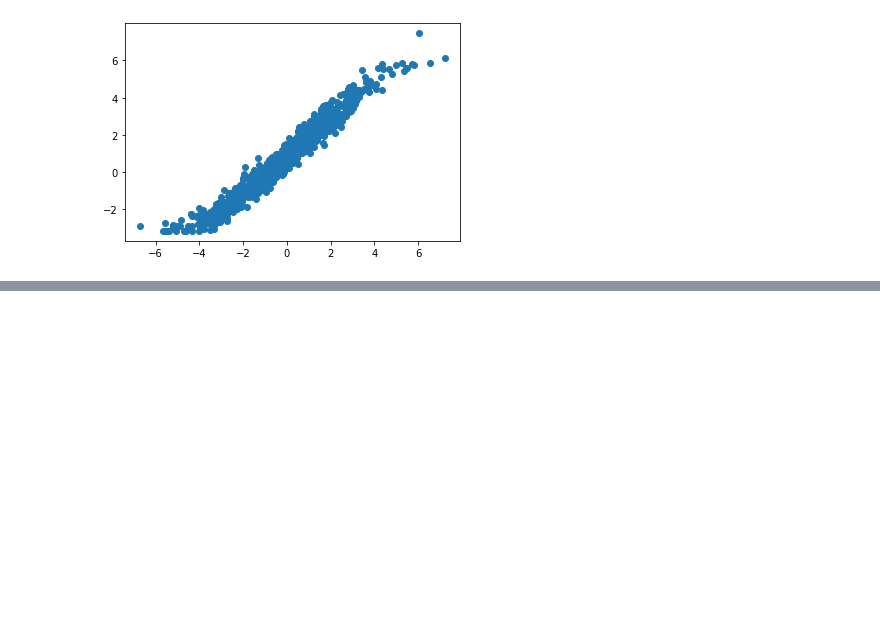
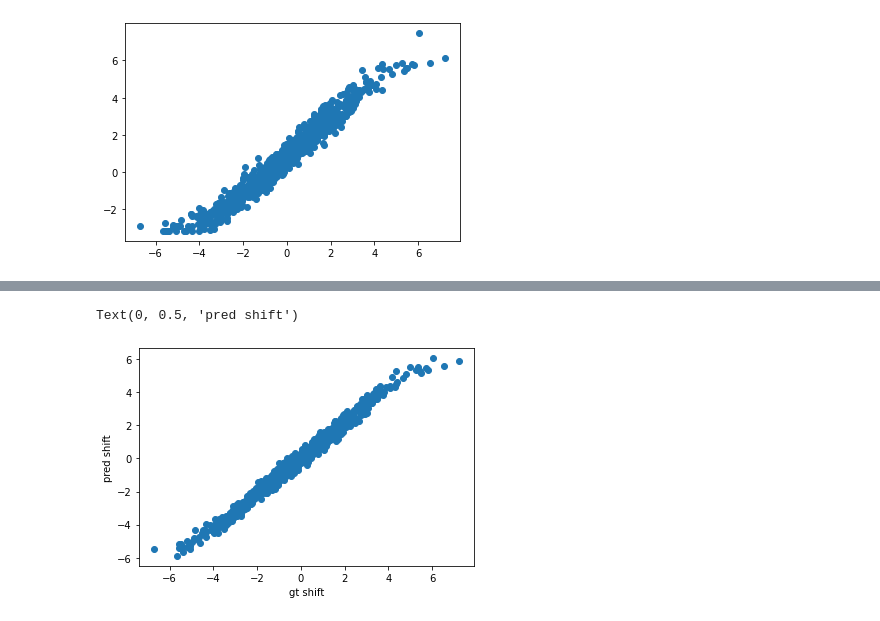
Before and after one commit to geoffwoollard/prob_prog, a Jupyter notebook: project/pyro_1D_shift_amortized.ipynb, the cells around one changed output, grey strips where cells are left out. Cells and saved outputs as stored; diff of their text form; code cells hidden in the pictures; blank space fills up the shorter version.

```diff
--- a/project/pyro_1D_shift_amortized.ipynb
+++ b/project/pyro_1D_shift_amortized.ipynb
@@ -136,0 +195,14 @@ plt.scatter(y=amortized_loc_predictions,x=shifts_gt)
+# %%
+amortized_loc_predictions = []
+amortized_scale_predictions = []
+for pair in data:
+  amortized_loc, amortized_log_scale = mlp(pair)
+  amortized_loc_predictions.append(amortized_loc.item())
+  amortized_scale_predictions.append(torch.exp(amortized_log_scale).item())
+# %%
+plt.scatter(y=amortized_loc_predictions,x=shifts_gt)
+plt.xlabel('gt shift')
+plt.ylabel('pred shift')
+# %% [output]
+Text(0, 0.5, 'pred shift')
+[figure, added]
```
Also changed, not shown: parts of 3 cells of this notebook.
